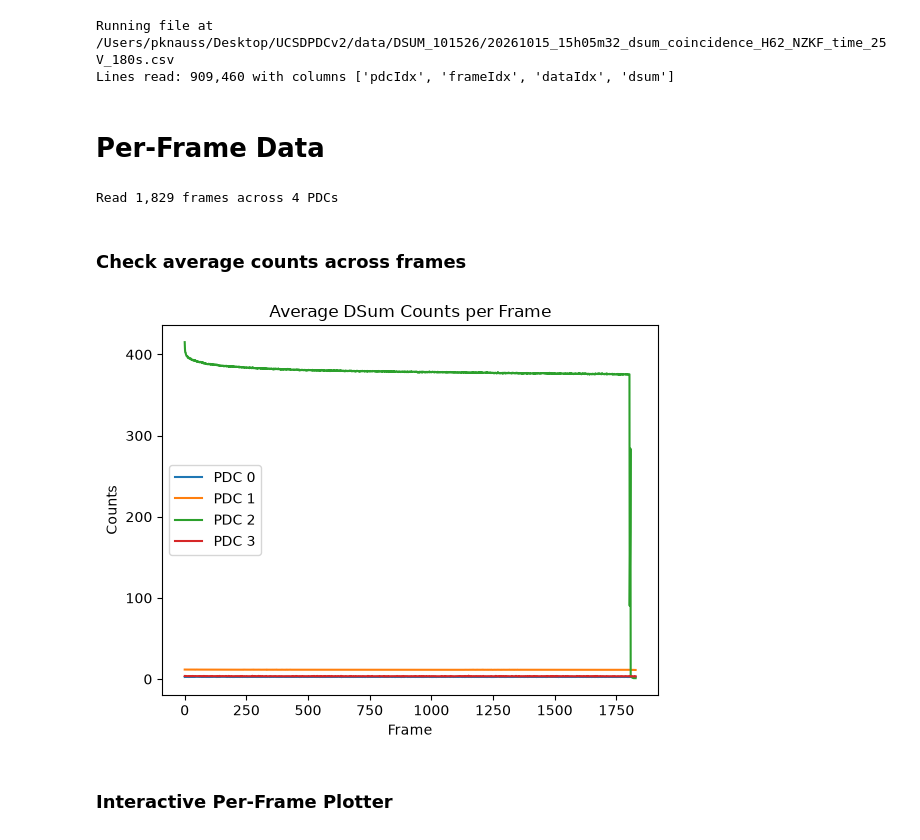
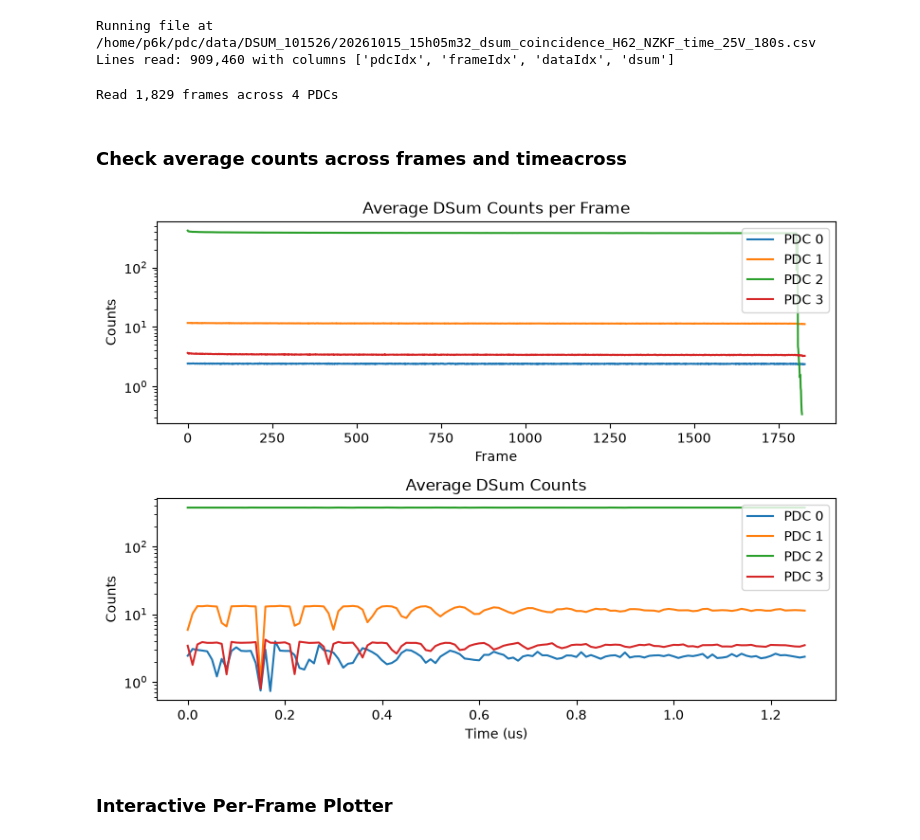
Before and after one commit to PeterKnauss/UCSDPDCv2, a Jupyter notebook: analysis/dsum.ipynb, the cells around one changed output. Cells and saved outputs as stored; diff of their text form; code cells hidden in the pictures.

Commit message:
First batch runs across multiple bias values. Adjusted and added analysis scripts.

```diff
--- a/analysis/dsum.ipynb
+++ b/analysis/dsum.ipynb
@@ -10,53 +10,48 @@ from scipy.signal import welch
 # %%
 filename = Path("20261015_15h05m32_dsum_coincidence_H62_NZKF_time_25V_180s.csv")
-filedir = Path("~/Desktop/UCSDPDCv2/data/DSUM_101526")
+filedir = Path("~/pdc/data/DSUM_101526")
 
 file = (filedir / filename).expanduser()
 print(f"Running file at {file}")
 
-data = pd.read_csv(file, delimiter=';')
-print(f"Lines read: {len(data):,} with columns {list(data.columns)}")
+all_data = pd.read_csv(file, delimiter=';')
+print(f"Lines read: {len(all_data):,} with columns {list(all_data.columns)}")
 # %% [output]
-Running file at /Users/pknauss/Desktop/UCSDPDCv2/data/DSUM_101526/20261015_15h05m32_dsum_coincidence_H62_NZKF_time_25V_180s.csv
+Running file at /home/p6k/pdc/data/DSUM_101526/20261015_15h05m32_dsum_coincidence_H62_NZKF_time_25V_180s.csv
 Lines read: 909,460 with columns ['pdcIdx', 'frameIdx', 'dataIdx', 'dsum']
-# %% [markdown]
-# Per-Frame Data
 # %%
-# Sort the data on frame and pdc for easy nested looping
-df = {
-    frame: {pdc: data for pdc, data in frame_data.groupby("pdcIdx")}
-    for frame, frame_data in data.groupby("frameIdx")
-}
+# Ceate a 2D array for each PDC
+pdc_split = {pdc: pdc_data.groupby(["frameIdx", "dataIdx"])["dsum"].sum().unstack(fill_value=0).to_numpy() for pdc, pdc_data in all_data.groupby("pdcIdx")}
+pdc_num = len(pdc_split)
+frame_num = len(pdc_split[0])
 
-print(f"Read {len(df):,} frames across {len(df[0])} PDCs")
+print(f"Read {frame_num:,} frames across {pdc_num} PDCs")
 # %% [output]
 Read 1,829 frames across 4 PDCs
 # %% [markdown]
-### Check average counts across frames
+### Check average counts across frames and timeacross
 # %%
-means = []
-for i, frame in df.items():
-    mean = {}
-    for j, pdc in frame.items():
-        index = pdc["dataIdx"].to_numpy()
-        dsum = pdc["dsum"].to_numpy()
-        mean[j] = np.mean(dsum)
-    means.append(mean)
+fig, ax = plt.subplots(2,1,figsize=(8,6))
+for pdc, data in pdc_split.items():
+    avg = np.mean(data, axis=1)
+    ax[0].plot(avg, label=f"PDC {pdc}")
+    avg = np.mean(data, axis=0)
+    times_us = [x*.01 for x in range(len(avg))]
+    ax[1].plot(times_us, avg, label=f"PDC {pdc}")
 
-for pdc in np.arange(len(df[0])):
-    pdc_mean_list = []
-    for mean_set in means:
-        try: mean = mean_set[pdc]
-        except: pass
-        pdc_mean_list.append(mean)
-    plt.plot(pdc_mean_list, label=f"PDC {pdc}")
-plt.legend()
-plt.title("Average DSum Counts per Frame")
-plt.xlabel("Frame")
-plt.ylabel("Counts")
+ax[0].set_title("Average DSum Counts per Frame")
+ax[0].set_xlabel("Frame")
+ax[1].set_title("Average DSum Counts")
+ax[1].set_xlabel("Time (us)")
+
+for axis in ax:
+    axis.set_ylabel("Counts")
+    axis.set_yscale("log")
+    axis.legend()
+plt.tight_layout()
 plt.show()
 # %% [output]
-[figure, old version]
+[figure, new version]
 # %% [markdown]
 ### Interactive Per-Frame Plotter
 # %%
```
Also changed, not shown: parts of 2 cells of this notebook, 3 other files.
